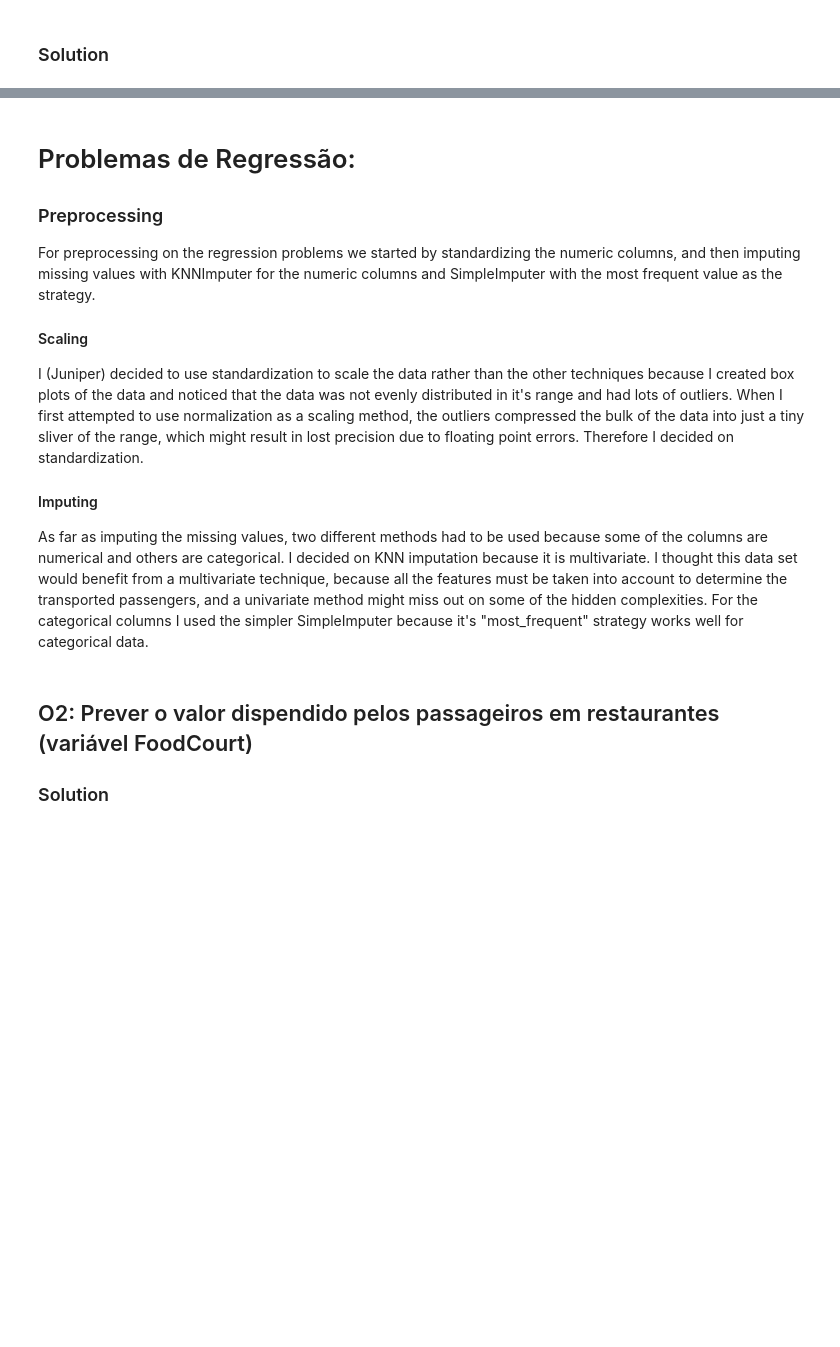
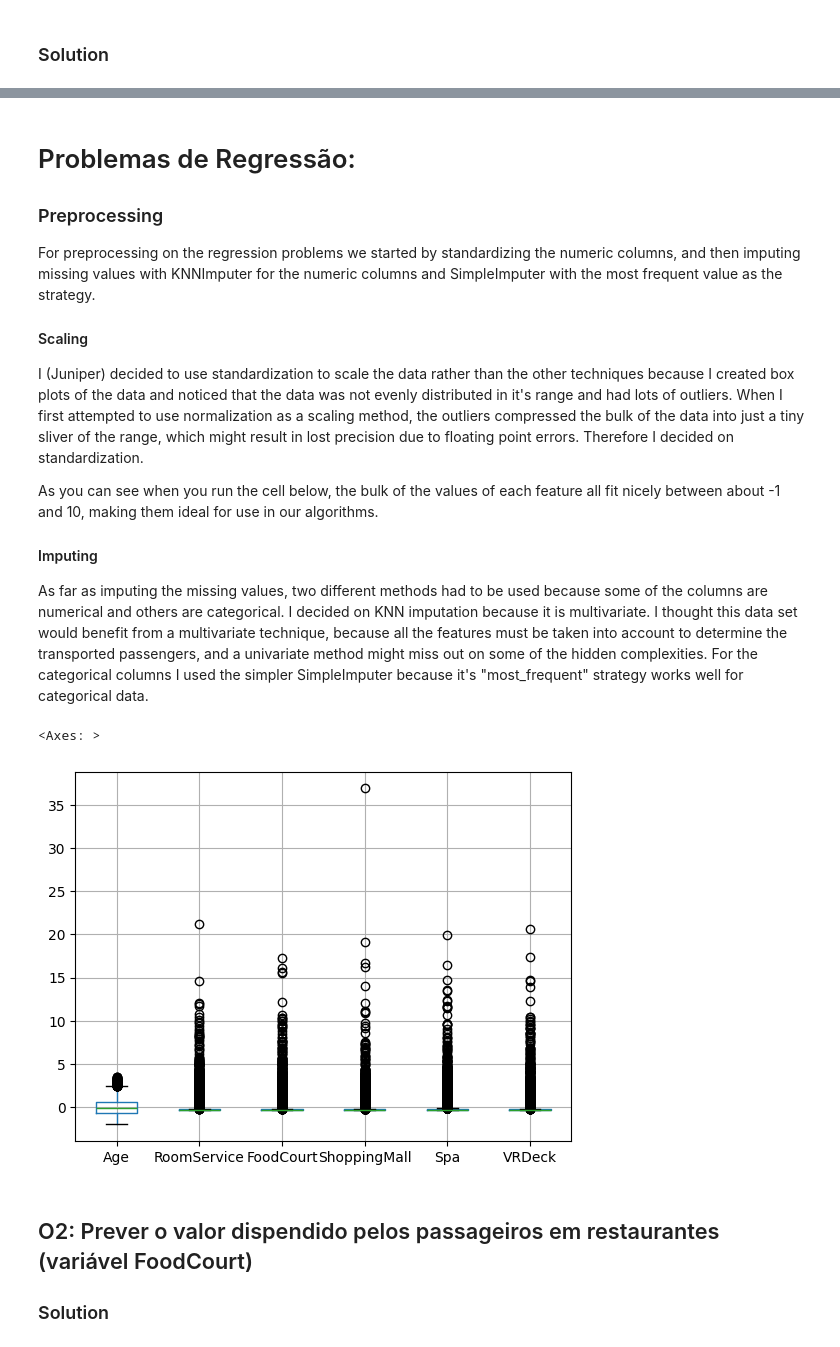
Before and after one commit to magocharmoso/aai, a Jupyter notebook: src/Projeto_IIA.ipynb, the cells around one changed output, grey strips where cells are left out. Cells and saved outputs as stored; diff of their text form; code cells hidden in the pictures; blank space fills up the shorter version.

```diff
--- a/src/Projeto_IIA.ipynb
+++ b/src/Projeto_IIA.ipynb
@@ -338,27 +335,34 @@ Created classifiers: KNeighborsClassifier() LinearSVC(max_iter=10000, random_sta
 For preprocessing on the regression problems we started by standardizing the numeric columns, and then imputing missing values with KNNImputer for the numeric columns and SimpleImputer with the most frequent value as the strategy.
 #### Scaling
 I (Juniper) decided to use standardization to scale the data rather than the other techniques because I created box plots of the data and noticed that the data was not evenly distributed in it's range and had lots of outliers. When I first attempted to use normalization as a scaling method, the outliers compressed the bulk of the data into just a tiny sliver of the range, which might result in lost precision due to floating point errors. Therefore I decided on standardization.
+
+As you can see when you run the cell below, the bulk of the values of each feature all fit nicely between about -1 and 10, making them ideal for use in our algorithms.
 #### Imputing
 As far as imputing the missing values, two different methods had to be used because some of the columns are numerical and others are categorical. I decided on KNN imputation because it is multivariate. I thought this data set would benefit from a multivariate technique, because all the features must be taken into account to determine the transported passengers, and a univariate method might miss out on some of the hidden complexities. For the categorical columns I used the simpler SimpleImputer because it's "most_frequent" strategy works well for categorical data.
 # %%
 import src.preprocessing as preprocessing_module
 import src.load as load_module
 
 raw_df = load_module.load_spaceship_data_as_df(data_path)
 
 # I split the data frame into numerical and categorical columns, so that each can be scaled and imputted appropriately.
 numerical_cols = ['Age', 'RoomService', 'FoodCourt', 'ShoppingMall', 'Spa', 'VRDeck']
 categorical_cols = ['PassengerId', 'HomePlanet', 'CryoSleep', 'Cabin', 'Destination', 'VIP', 'Name', 'Transported']
 
 numerical_df = raw_df.loc[:, numerical_cols]
 categorical_df = raw_df.loc[:, categorical_cols]
 
 standardized_df = preprocessing_module.standardize(numerical_cols, categorical_cols, numerical_df, categorical_df)
 
 numerical_df = standardized_df.loc[:, numerical_cols]
 categorical_df = standardized_df.loc[:, categorical_cols]
 
 preprocessed_df = preprocessing_module.impute(numerical_cols, categorical_cols, numerical_df, categorical_df)
+
+preprocessed_df.boxplot()
+# %% [output]
+<Axes: >
+[figure, added]
 # %% [markdown]
 ## O2: Prever  o  valor  dispendido  pelos  passageiros  em  restaurantes (variável FoodCourt)
 ### Solution
```
Also changed, not shown: parts of 3 cells of this notebook.
